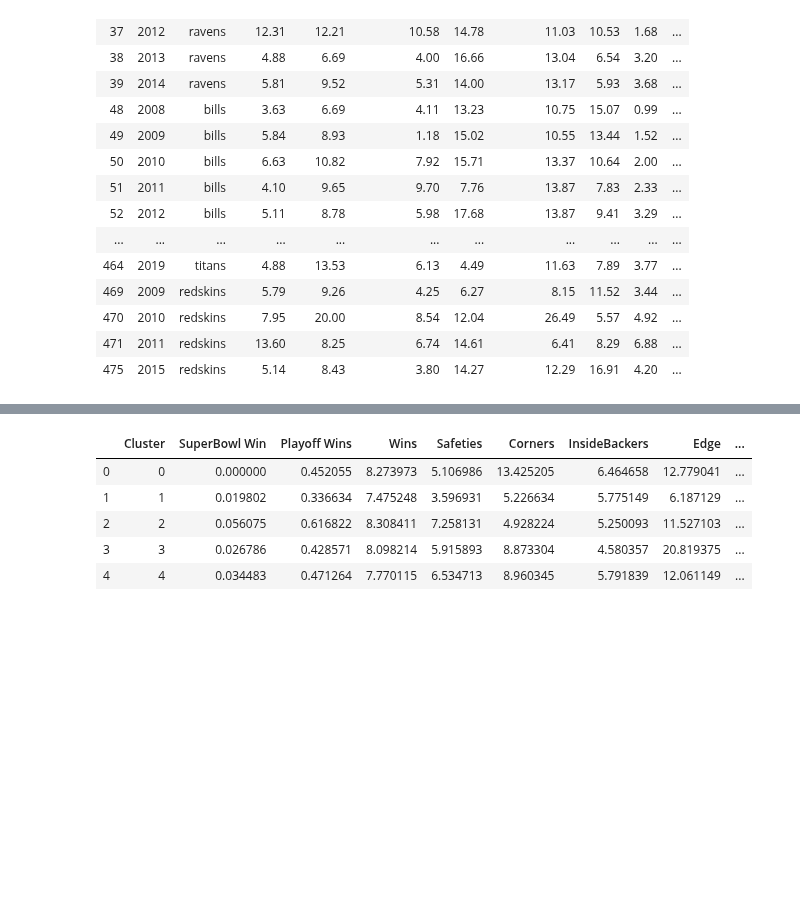
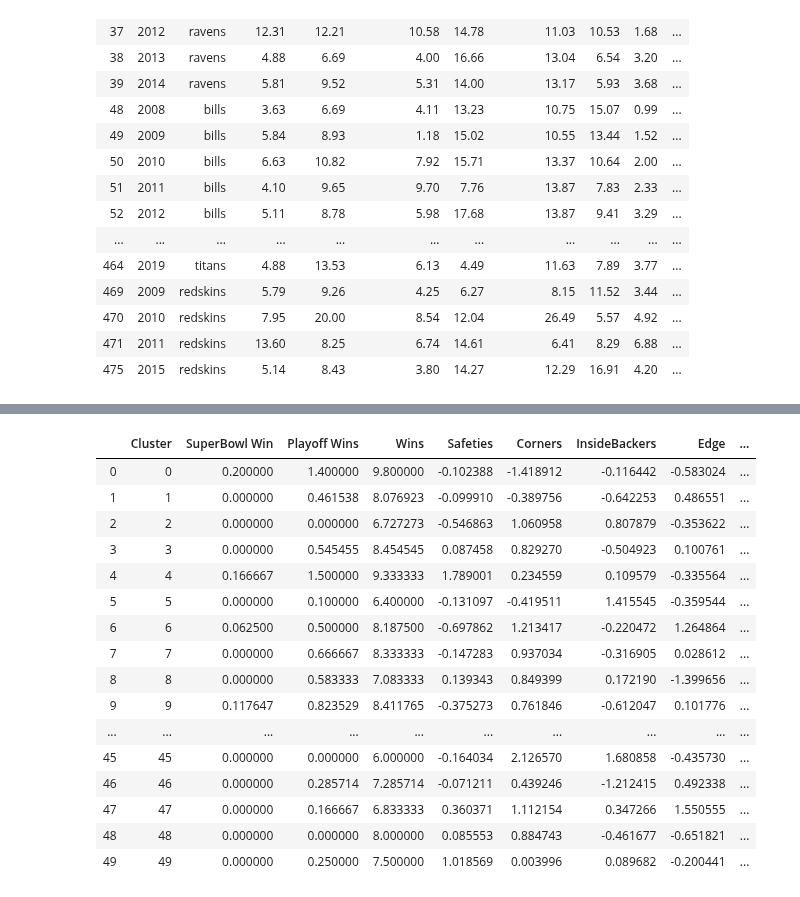
Before and after one commit to MattZlotnik/PreviousProjects, a Jupyter notebook: AllProjects/NFL Salary Cap Clustering Analysis/Kmeans(12Buckets).ipynb, the cells around one changed output, grey strips where cells are left out. Saved outputs shown, nothing was run; the diff lists cells and outputs as text; code cells hidden in the pictures; blank space fills up the shorter version.

```diff
--- a/AllProjects/NFL Salary Cap Clustering Analysis/Kmeans(12Buckets).ipynb
+++ b/AllProjects/NFL Salary Cap Clustering Analysis/Kmeans(12Buckets).ipynb
@@ -213,9 +210,20 @@ DfTeamClustStats.sort_values(by = "Playoff Wins", ascending = False)
-# %%
-Df12_7_GB
-# %% [output]
-|  | Cluster | SuperBowl Win | Playoff Wins | Wins | Safeties | Corners | InsideBackers | Edge | ... |
-| 0 | 0 | 0.000000 | 0.452055 | 8.273973 | 5.106986 | 13.425205 | 6.464658 | 12.779041 | ... |
-| 1 | 1 | 0.019802 | 0.336634 | 7.475248 | 3.596931 | 5.226634 | 5.775149 | 6.187129 | ... |
-| 2 | 2 | 0.056075 | 0.616822 | 8.308411 | 7.258131 | 4.928224 | 5.250093 | 11.527103 | ... |
-| 3 | 3 | 0.026786 | 0.428571 | 8.098214 | 5.915893 | 8.873304 | 4.580357 | 20.819375 | ... |
-| 4 | 4 | 0.034483 | 0.471264 | 7.770115 | 6.534713 | 8.960345 | 5.791839 | 12.061149 | ... |
+# %%
+Df12_50_GB
+# %% [output]
+|  | Cluster | SuperBowl Win | Playoff Wins | Wins | Safeties | Corners | InsideBackers | Edge | ... |
+| 0 | 0 | 0.200000 | 1.400000 | 9.800000 | -0.102388 | -1.418912 | -0.116442 | -0.583024 | ... |
+| 1 | 1 | 0.000000 | 0.461538 | 8.076923 | -0.099910 | -0.389756 | -0.642253 | 0.486551 | ... |
+| 2 | 2 | 0.000000 | 0.000000 | 6.727273 | -0.546863 | 1.060958 | 0.807879 | -0.353622 | ... |
+| 3 | 3 | 0.000000 | 0.545455 | 8.454545 | 0.087458 | 0.829270 | -0.504923 | 0.100761 | ... |
+| 4 | 4 | 0.166667 | 1.500000 | 9.333333 | 1.789001 | 0.234559 | 0.109579 | -0.335564 | ... |
+| 5 | 5 | 0.000000 | 0.100000 | 6.400000 | -0.131097 | -0.419511 | 1.415545 | -0.359544 | ... |
+| 6 | 6 | 0.062500 | 0.500000 | 8.187500 | -0.697862 | 1.213417 | -0.220472 | 1.264864 | ... |
+| 7 | 7 | 0.000000 | 0.666667 | 8.333333 | -0.147283 | 0.937034 | -0.316905 | 0.028612 | ... |
+| 8 | 8 | 0.000000 | 0.583333 | 7.083333 | 0.139343 | 0.849399 | 0.172190 | -1.399656 | ... |
+| 9 | 9 | 0.117647 | 0.823529 | 8.411765 | -0.375273 | 0.761846 | -0.612047 | 0.101776 | ... |
+| ... | ... | ... | ... | ... | ... | ... | ... | ... | ... |
+| 45 | 45 | 0.000000 | 0.000000 | 6.000000 | -0.164034 | 2.126570 | 1.680858 | -0.435730 | ... |
+| 46 | 46 | 0.000000 | 0.285714 | 7.285714 | -0.071211 | 0.439246 | -1.212415 | 0.492338 | ... |
+| 47 | 47 | 0.000000 | 0.166667 | 6.833333 | 0.360371 | 1.112154 | 0.347266 | 1.550555 | ... |
+| 48 | 48 | 0.000000 | 0.000000 | 8.000000 | 0.085553 | 0.884743 | -0.461677 | -0.651821 | ... |
+| 49 | 49 | 0.000000 | 0.250000 | 7.500000 | 1.018569 | 0.003996 | 0.089682 | -0.200441 | ... |
```
Also changed, not shown: parts of 13 cells of this notebook, 3 other files.
